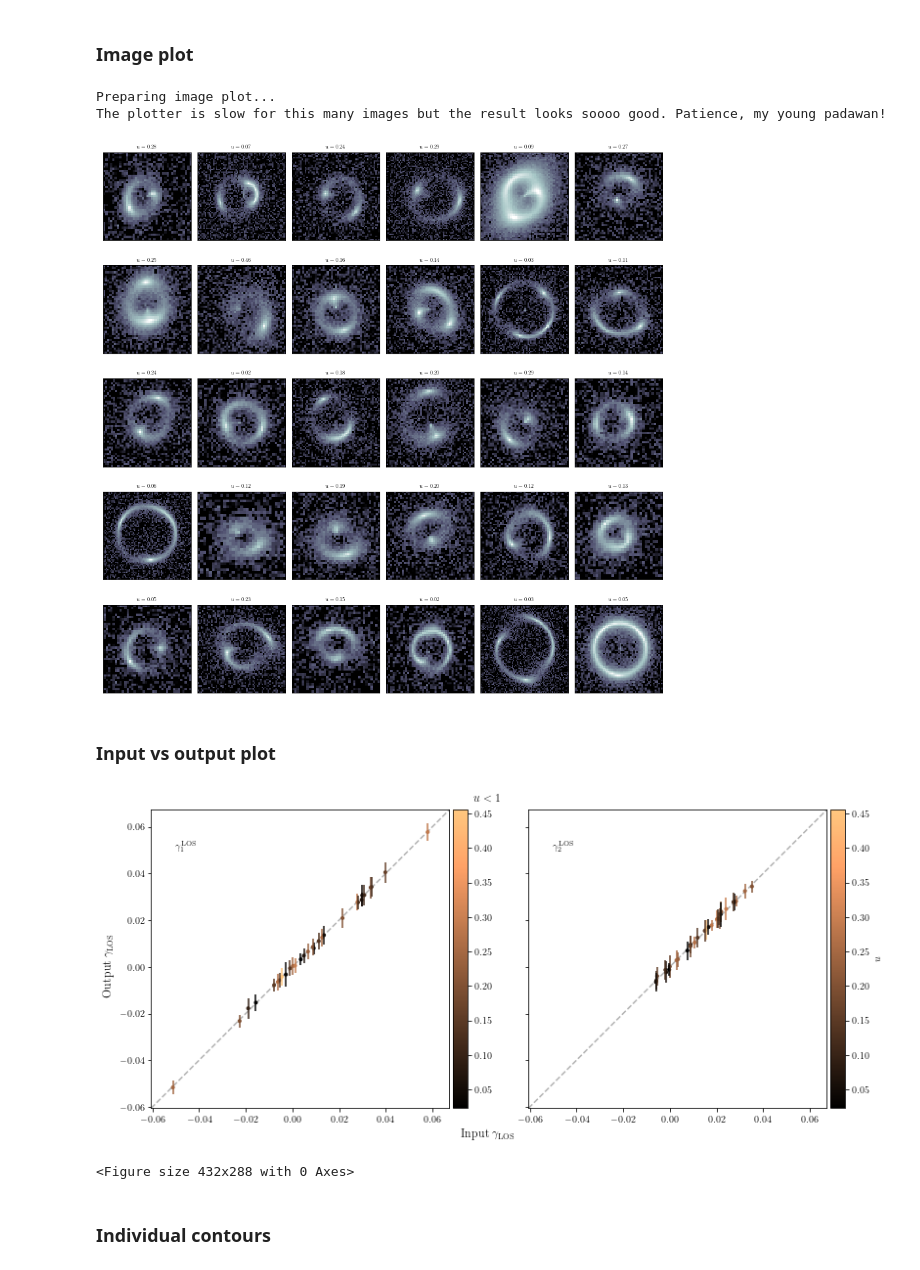
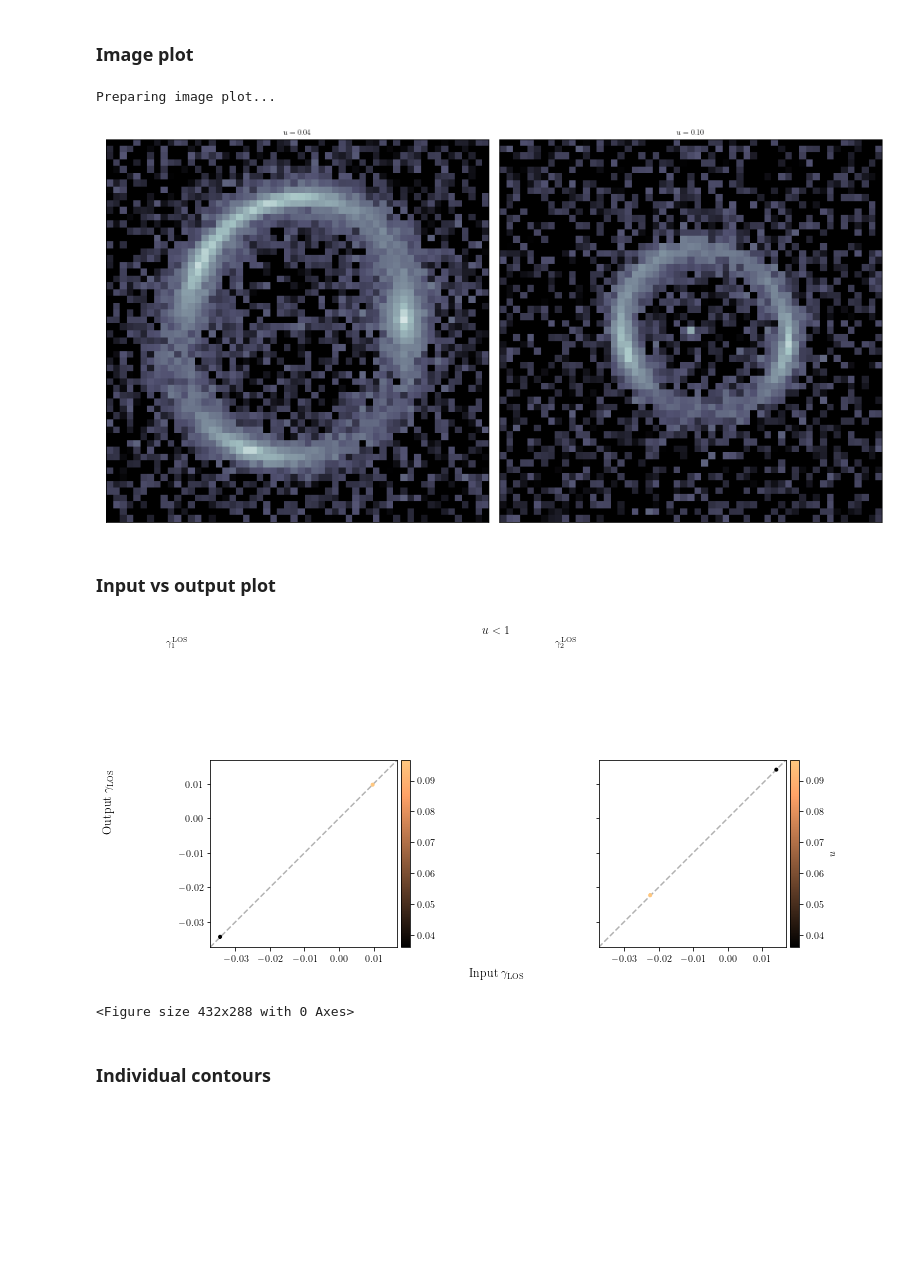
Before and after one commit to nataliehogg/analosis, a Jupyter notebook: analosis/notebooks/analosis_notebook.ipynb, the cells around one changed output. Drawn from its saved outputs; the diff is of its cells as text; code cells hidden in the pictures; blank space fills up the shorter version.

```diff
--- a/analosis/notebooks/analosis_notebook.ipynb
+++ b/analosis/notebooks/analosis_notebook.ipynb
@@ -48,16 +48,15 @@ cosmology = {'id': 'planck18', 'H0': 67.4, 'Om': 0.315}
 settings = {'scenario': 'composite lens',
             'complexity': 'perfect minimal',
             'lens_light': False,
-            'number_of_images': 30,
-            'starting_index':0,
+            'number_of_images': 2,
             'MCMC': True,
-            'job_name': 'baseline_minimal_no_ll',
-            'n_burn': 1000,
-            'n_run': 2000}
+            'job_name': 'test',
+            'n_burn': 5,
+            'n_run': 10}
 
 parameters = {'maximum_shear': 0.03,
-              'Einstein_radius_min': 0.7, # arcsec
-              'maximum_source_offset_factor': 1,
+              'Einstein_radius_min': 0.5, # arcsec
+              'maximum_source_offset_factor': 1, # in units of the source half-light radius
               'sigma_halo_offset': 300} # pc
 # %% [markdown]
 ### Run
@@ -181,17 +99,16 @@ p = Plots(cosmology, path)
 # %% [markdown]
 ### Image plot
 # %%
-p.image_plot(path, settings, number_of_columns=6)
+p.image_plot(path, settings, number_of_columns=2)
 # %% [output]
 Preparing image plot...
-The plotter is slow for this many images but the result looks soooo good. Patience, my young padawan!
-[figure, old version]
+[figure, new version]
 # %% [markdown]
 ### Input vs output plot
 # %%
 p.input_output_plot(path, settings, show_not_converged=True)
 # %% [output]
-[figure, old version]
+[figure, new version]
 <Figure size 432x288 with 0 Axes>
 # %% [markdown]
 ### Individual contours
```
Also changed, not shown: parts of 3 cells of this notebook, 2 other files.
